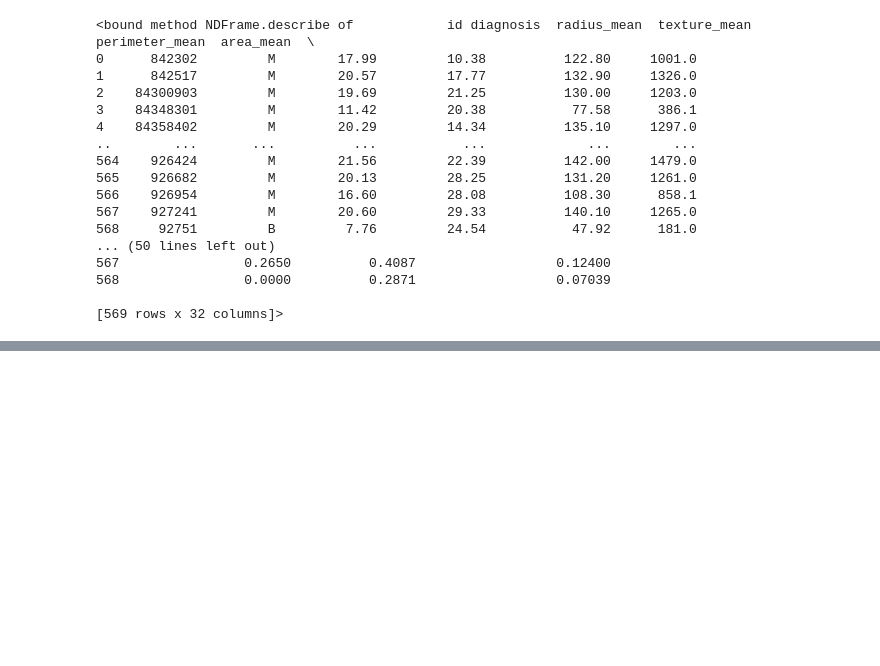
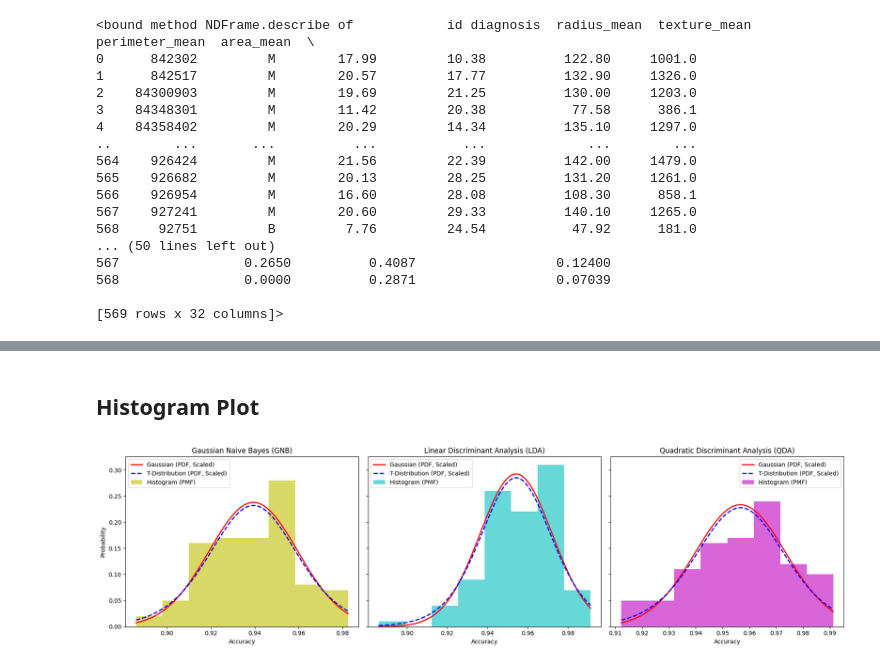
Before and after one commit to luso-torres/data-diseases, a Jupyter notebook: ETL.ipynb, the cells around one changed output, grey strips where cells are left out. Saved outputs shown, nothing was run; the diff lists cells and outputs as text; code cells hidden in the pictures; blank space fills up the shorter version.

Commit message:
added new functions for the histogram and the ETL

```diff
--- a/ETL.ipynb
+++ b/ETL.ipynb
@@ -41,0 +72,18 @@ NameError: name 'LabelEncoder' is not defined
+# %%
+model = [LinearDiscriminantAnalysis(), QuadraticDiscriminantAnalysis(),GaussianNB()]
+
+n_repeats = 100
+test_size = 0.2
+
+final_score = []
+for i in range(3):
+    scores = []
+    for _ in range(n_repeats):
+        X_train, X_test, y_train, y_test = train_test_split(x,y, test_size=test_size, random_state=None,stratify=y)
+        model[i].fit(X_train,y_train)
+        y_pred= model[i].predict(X_test)
+        scores.append(accuracy_score(y_test,y_pred))
+    final_score.append(scores)
+
+
+print(final_score)
@@ -41,0 +99,61 @@ NameError: name 'LabelEncoder' is not defined
+# %% [markdown]
+## Histogram Plot
+# %%
+import numpy as np
+import matplotlib.pyplot as plt
+from scipy.stats import t, norm
+
+# Define the number of repeats for Monte Carlo Cross-Validation
+#n_repeats = 100
+#test_size = 0.1
+
+# Replace these with actual scores data
+
+scores_LDA = np.array(final_score[0])
+scores_QDA = np.array(final_score[1])
+scores_GNB = np.array(final_score[2])
+
+# Create a figure with 3 subplots
+fig, axes = plt.subplots(1, 3, figsize=(18, 5), sharey=True)
+
+# Titles for each model
+titles = ['Gaussian Naive Bayes (GNB)', 'Linear Discriminant Analysis (LDA)', 'Quadratic Discriminant Analysis (QDA)']
+scores_list = [scores_GNB, scores_LDA, scores_QDA]
+colors = ['y', 'c', 'm']  # Different colors for histograms
+
+for i, (scores, ax, title, color) in enumerate(zip(scores_list, axes, titles, colors)):
+    # Compute statistics
+    mean_score = scores.mean()
+    std_score = scores.std()
+    n_dof = 10
+    #n_dof = n_repeats - 1
+    # Compute histogram (PMF)
+    bins = 8
+    counts, bin_edges = np.histogram(scores, bins=bins, density=False)
+    pmf = counts / counts.sum()
+    bin_centers = (bin_edges[:-1] + bin_edges[1:]) / 2
+    bin_width = bin_edges[1] - bin_edges[0]
+
+    # Plot histogram as PMF
+    ax.bar(bin_centers, pmf, width=bin_width, alpha=0.6, color=color, label='Histogram (PMF)')
+
+    # Compute and plot PDFs
+    x = np.linspace(min(scores), max(scores), 100)
+    pdf_gaussian = norm.pdf(x, mean_score, std_score) * bin_width
+    pdf_t = t.pdf(x, n_dof , mean_score, std_score) * bin_width
+
+    ax.plot(x, pdf_gaussian, 'r-', lw=2, label='Gaussian (PDF, Scaled)')
+    ax.plot(x, pdf_t, 'b', lw=2,linestyle='--', label="T-Distribution (PDF, Scaled)")
+
+    # Titles and labels
+    ax.set_title(title)
+    ax.set_xlabel('Accuracy')
+    if i == 0:
+        ax.set_ylabel('Probability')
+    ax.legend()
+
+# Adjust layout and show plot
+plt.tight_layout()
+plt.show()
+# %% [output]
+[figure, added]
```
Also changed, not shown: parts of 11 cells of this notebook.
